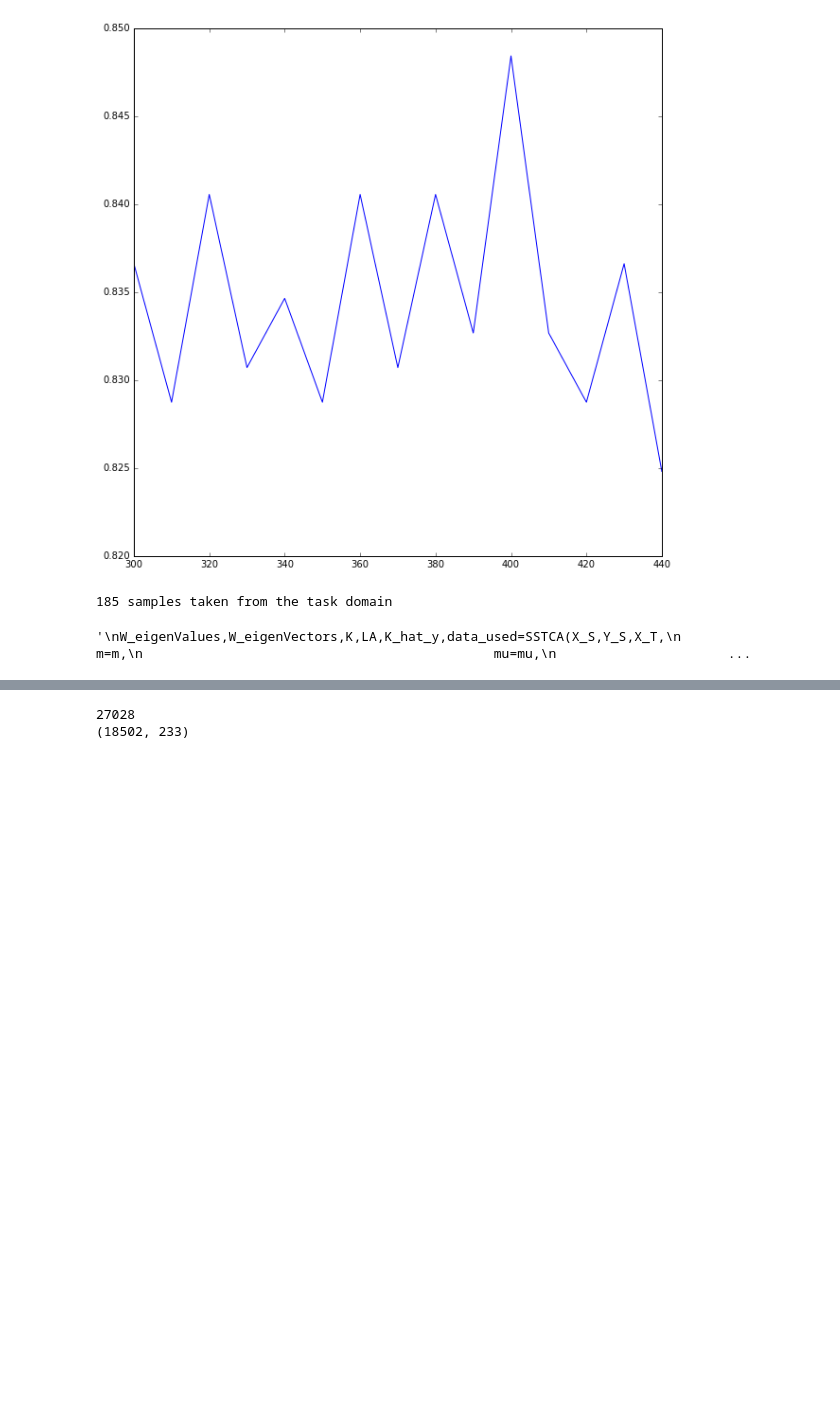
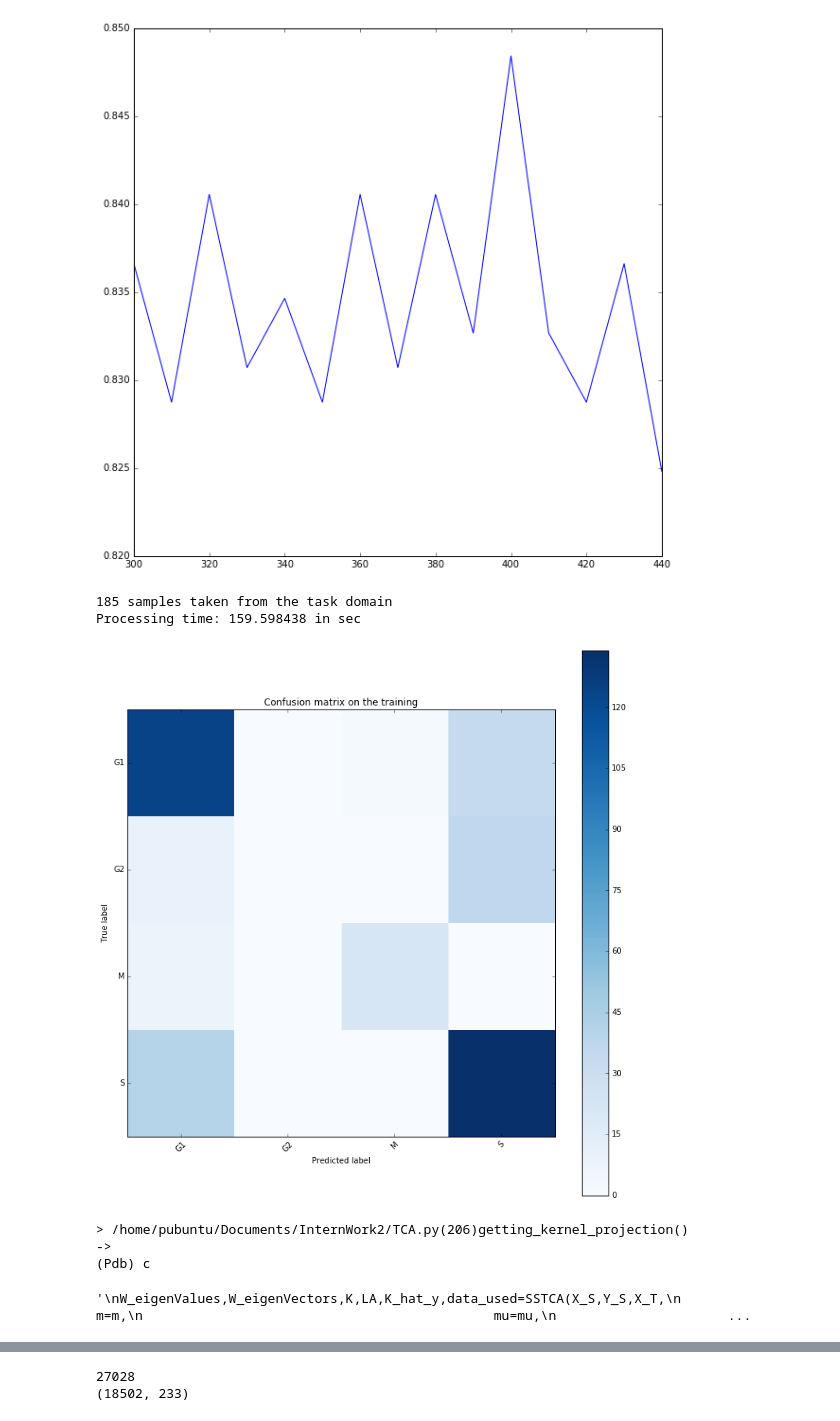
Before and after one commit to PeterJackNaylor/InternWork2, a Jupyter notebook: TCA.ipynb, the cells around one changed output, grey strips where cells are left out. Drawn from its saved outputs; the diff is of its cells as text; code cells hidden in the pictures; blank space fills up the shorter version.

```diff
--- a/TCA.ipynb
+++ b/TCA.ipynb
@@ -280,6 +277,7 @@ Processing time: 8.475782 in sec
 [figure]
 # %%
 from sklearn.cross_validation import StratifiedKFold
+from sklearn.metrics import confusion_matrix
 
 
 m    =233     # dimension of the new feature space
@@ -290,34 +288,69 @@ gamma=1     # tradeof parameter that balances the label dependence and data vari
 kernel_para=10   # hyper parameter for the gaussian kernel
 p    =2       # p norm used to calculate the distances between samples
 random_sample_T=0.01 # Fraction of the task domain to use
 kfold=5
 
 y_S=pd.DataFrame(np.array(Y_S))
 skf = StratifiedKFold(np.array(y_S[0]), n_folds=kfold,shuffle=True)
 n_T=X_T.shape[0]
 print str(int(n_T*random_sample_T))+" samples taken from the task domain"
 index_sample=np.random.choice([i for i in X_T.index],size=int(n_T*random_sample_T))
 X_T_bis=X_T.ix[index_sample,:]
 
+
+true_index=np.array(X_S.index)
+
 for train_index,test_index in skf:
-    X_train=train.ix[train_index,]
-    X_test=train.ix[test_index,]
-    y_train=[np.array(y_S)[i] for i in train_index]
+    train_index=true_index[train_index]
+    test_index=true_index[test_index]
+    X_train=X_S.ix[train_index,]
+    X_test=X_S.ix[test_index,]
+    y_train=[Y_S[i] for i in train_index]
+    y_test=[Y_S[i] for i in test_index]
 
 if True:
+    W_eigenValues,W_eigenVectors,K,data_used=TCA(X_train,
+                                                 X_T_bis,
+                                                 m=m,
+                                                 mu=0.1,
+                                                 kernel_para=10,
+                                                 p=2,
+                                                 random_sample_T=1)
+    W_eigenVectors=sp.real(W_eigenVectors)
+    training=(sp.mat(W_eigenVectors.T)*sp.mat(K)).T[0:X_train.shape[0]]
+    train=pd.DataFrame(training)
 
+    kfold=5
+    values=[300 + i*10 for i in range(15)]
 
+    model=RandomForest_Autotunner(values,n_jobs=2)
+
+    model.tunning(train,y_train,kfold,plot=True,fit_new_model=True,opti=False) #to get cm
+    plot_matrix(model.cm,title="Confusion matrix on the training")
+    plt.show()
+
+    data_used=pd.DataFrame(data_used,columns=X_test.columns)
+    X_test=getting_kernel_projection(X_test,data_used,m,W_eigenVectors,kernel_para,p)
+
+    y_new=model.predict(X_test[train.columns])
+    cm_new=confusion_matrix(y_test,y_new)
+    plot_matrix(cm_new,title="Confusion matrix on the unseen dataset")
 """
 W_eigenValues,W_eigenVectors,K,LA,K_hat_y,data_used=SSTCA(X_S,Y_S,X_T,
                                              m=m,
                                              mu=mu,
                                              lamb=lamb,
                                              kernel_para=kernel_para,
                                              p=p,
                                              sigma=sigma,
                                              gamma=gamma,
                                              random_sample_T=random_sample_T)
                                              """
 # %% [output]
 185 samples taken from the task domain
+Processing time: 159.598438 in sec
+[figure, added]
-'\nW_eigenValues,W_eigenVectors,K,LA,K_hat_y,data_used=SSTCA(X_S,Y_S,X_T,\n                                             m=m,\n                                             mu=mu,\n                      ...
+> /home/pubuntu/Documents/InternWork2/TCA.py(206)getting_kernel_projection()
+->
+(Pdb) c
+'\nW_eigenValues,W_eigenVectors,K,LA,K_hat_y,data_used=SSTCA(X_S,Y_S,X_T,\n                                             m=m,\n                                             mu=mu,\n                      ...
```
Also changed, not shown: parts of 11 cells of this notebook, 1 other file.
